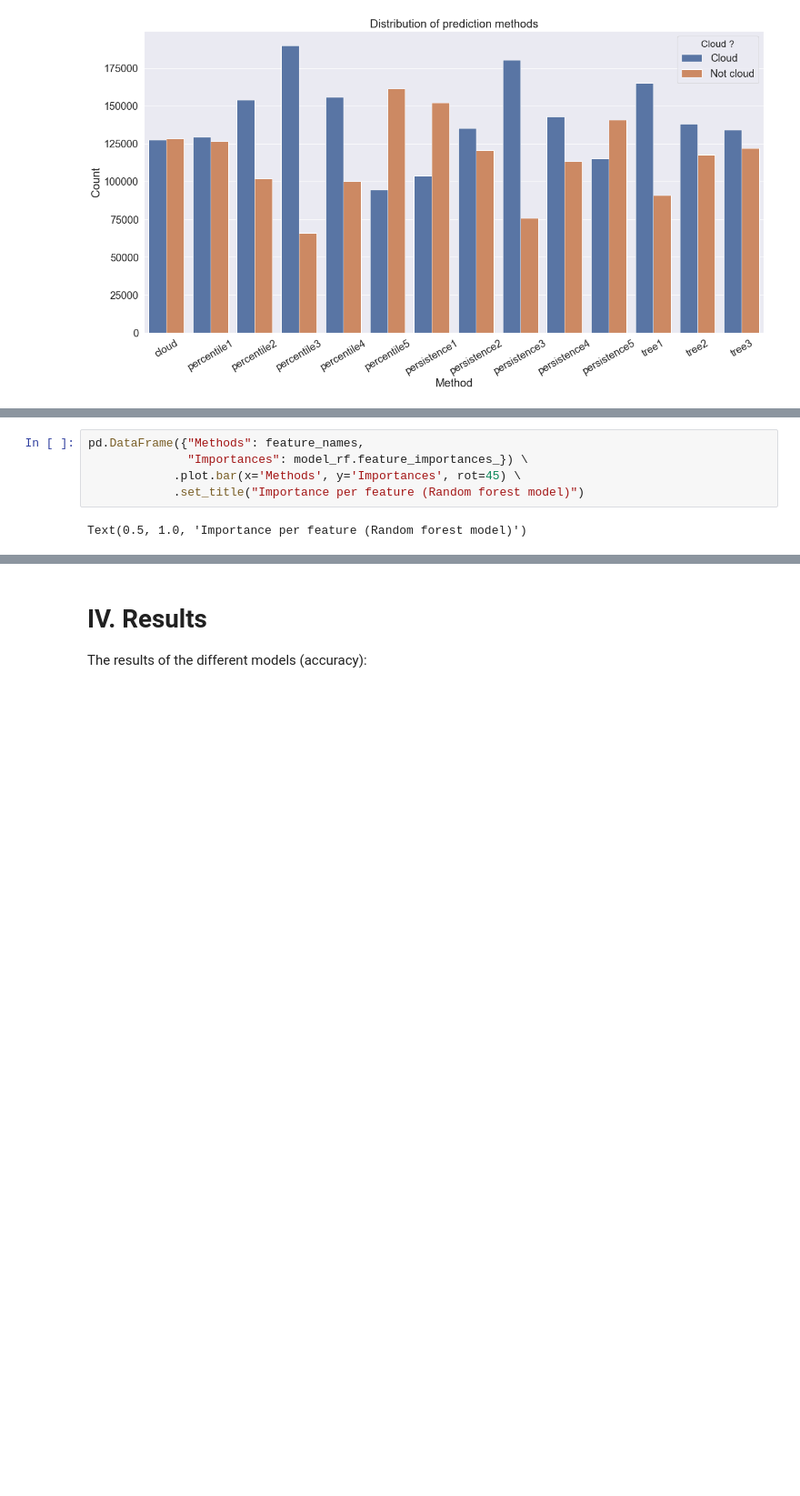
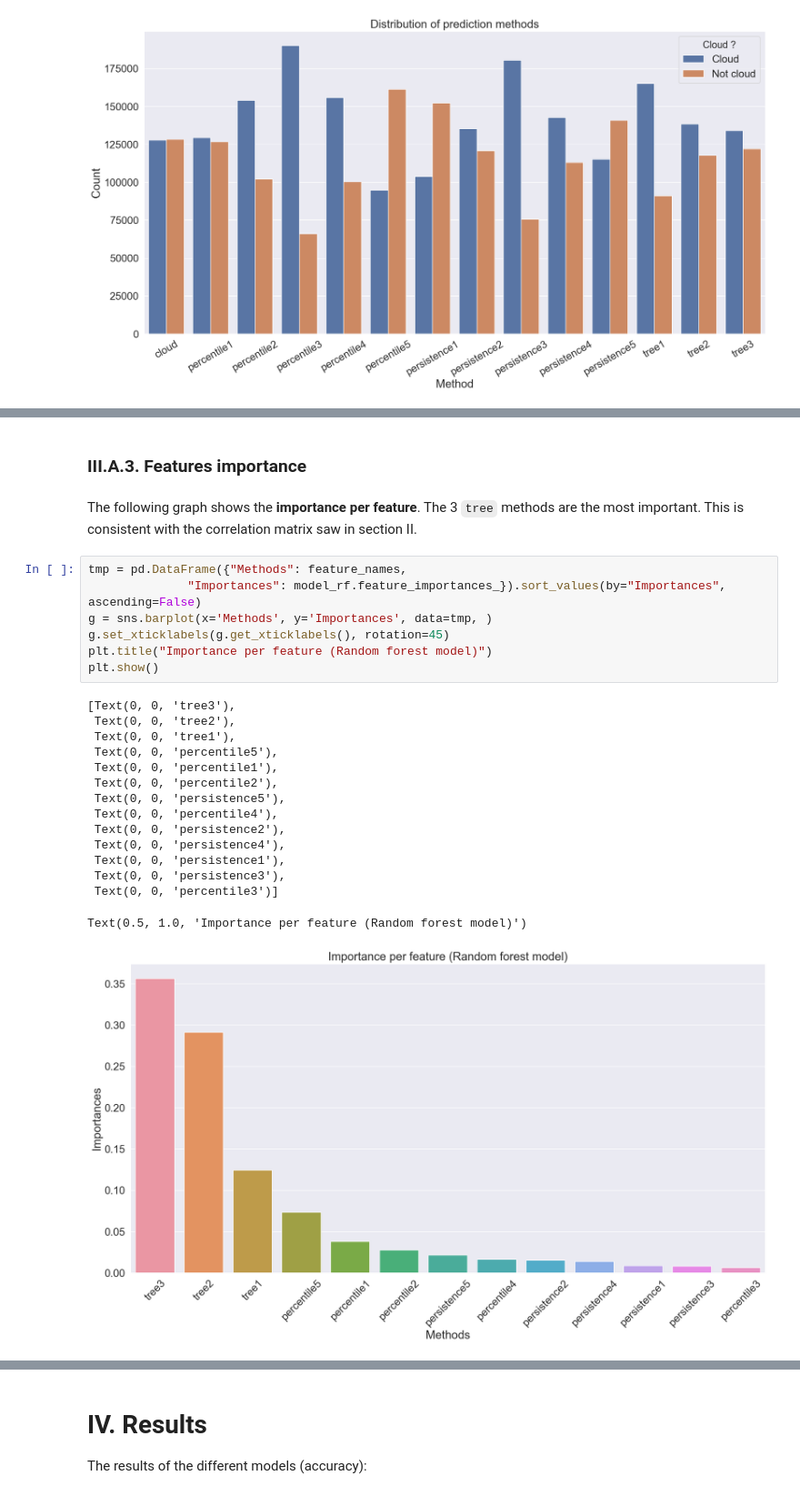
Before and after one commit to alexandreb09/Sentinel-Cloud-Masking, a Jupyter notebook: Upload_Data/Notebook_model_17_06.ipynb, the cells around one changed output, grey strips where cells are left out. Shown: that part at 91% size. Drawn from its saved outputs; the diff is of its cells as text; blank space fills up the shorter version.

```diff
--- a/Upload_Data/Notebook_model_17_06.ipynb
+++ b/Upload_Data/Notebook_model_17_06.ipynb
@@ -184,10 +240,30 @@ Length statistic of the trees in the randomForest model (n_estimatros=500):
-# %%
-pd.DataFrame({"Methods": feature_names,
-              "Importances": model_rf.feature_importances_}) \
-            .plot.bar(x='Methods', y='Importances', rot=45) \
-            .set_title("Importance per feature (Random forest model)")
-# %% [output]
-Text(0.5, 1.0, 'Importance per feature (Random forest model)')
 # %% [markdown]
 The first tree of the decision tree looks like this:
 ![First tree of the decision tree model](tree_rf.png)
+# %% [markdown]
+### III.A.3. Features importance
+# %% [markdown]
+The following graph shows the **importance per feature**. The 3 `tree` methods are the most important. This is consistent with the correlation matrix saw in section II.
+# %%
+tmp = pd.DataFrame({"Methods": feature_names,
+              "Importances": model_rf.feature_importances_}).sort_values(by="Importances", ascending=False)
+g = sns.barplot(x='Methods', y='Importances', data=tmp, )
+g.set_xticklabels(g.get_xticklabels(), rotation=45)
+plt.title("Importance per feature (Random forest model)")
+plt.show()
+# %% [output]
+[Text(0, 0, 'tree3'),
+ Text(0, 0, 'tree2'),
+ Text(0, 0, 'tree1'),
+ Text(0, 0, 'percentile5'),
+ Text(0, 0, 'percentile1'),
+ Text(0, 0, 'percentile2'),
+ Text(0, 0, 'persistence5'),
+ Text(0, 0, 'percentile4'),
+ Text(0, 0, 'persistence2'),
+ Text(0, 0, 'persistence4'),
+ Text(0, 0, 'persistence1'),
+ Text(0, 0, 'persistence3'),
+ Text(0, 0, 'percentile3')]
+Text(0.5, 1.0, 'Importance per feature (Random forest model)')
+[figure, added]
```
Also changed, not shown: parts of 21 cells of this notebook, 20 other files.
